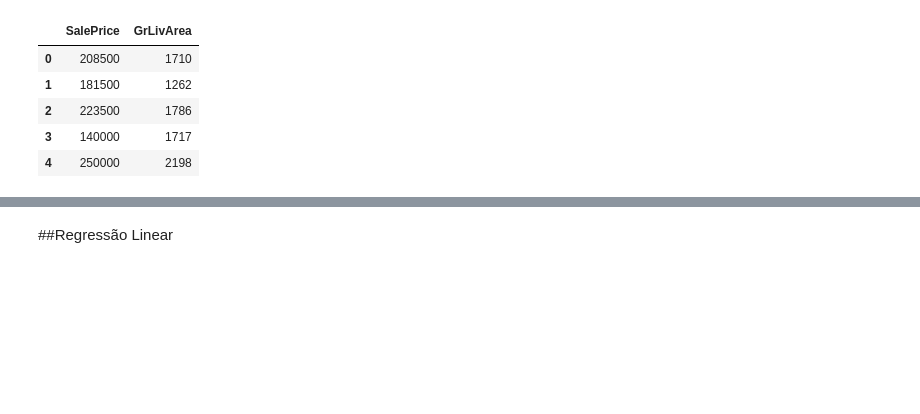
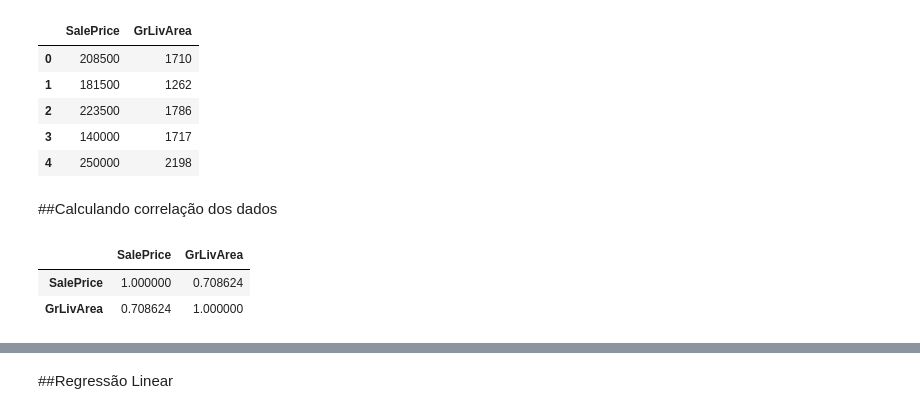
Before and after one commit to jvataidee/MachineLearning, a Jupyter notebook: Regressões_sciki_learn.ipynb, the cells around one changed output, grey strips where cells are left out. Saved outputs shown, nothing was run; the diff lists cells and outputs as text; code cells hidden in the pictures; blank space fills up the shorter version.

```diff
--- a/Regressões_sciki_learn.ipynb
+++ b/Regressões_sciki_learn.ipynb
@@ -61,3 +61,11 @@ df_novo.head()
 | 2 | 223500 | 1786 |
 | 3 | 140000 | 1717 |
 | 4 | 250000 | 2198 |
+# %% [markdown]
+##Calculando correlação dos dados
+# %%
+df_novo.corr()
+# %% [output]
+|  | SalePrice | GrLivArea |
+| SalePrice | 1.000000 | 0.708624 |
+| GrLivArea | 0.708624 | 1.000000 |
```
Also changed, not shown: parts of 27 cells of this notebook.
